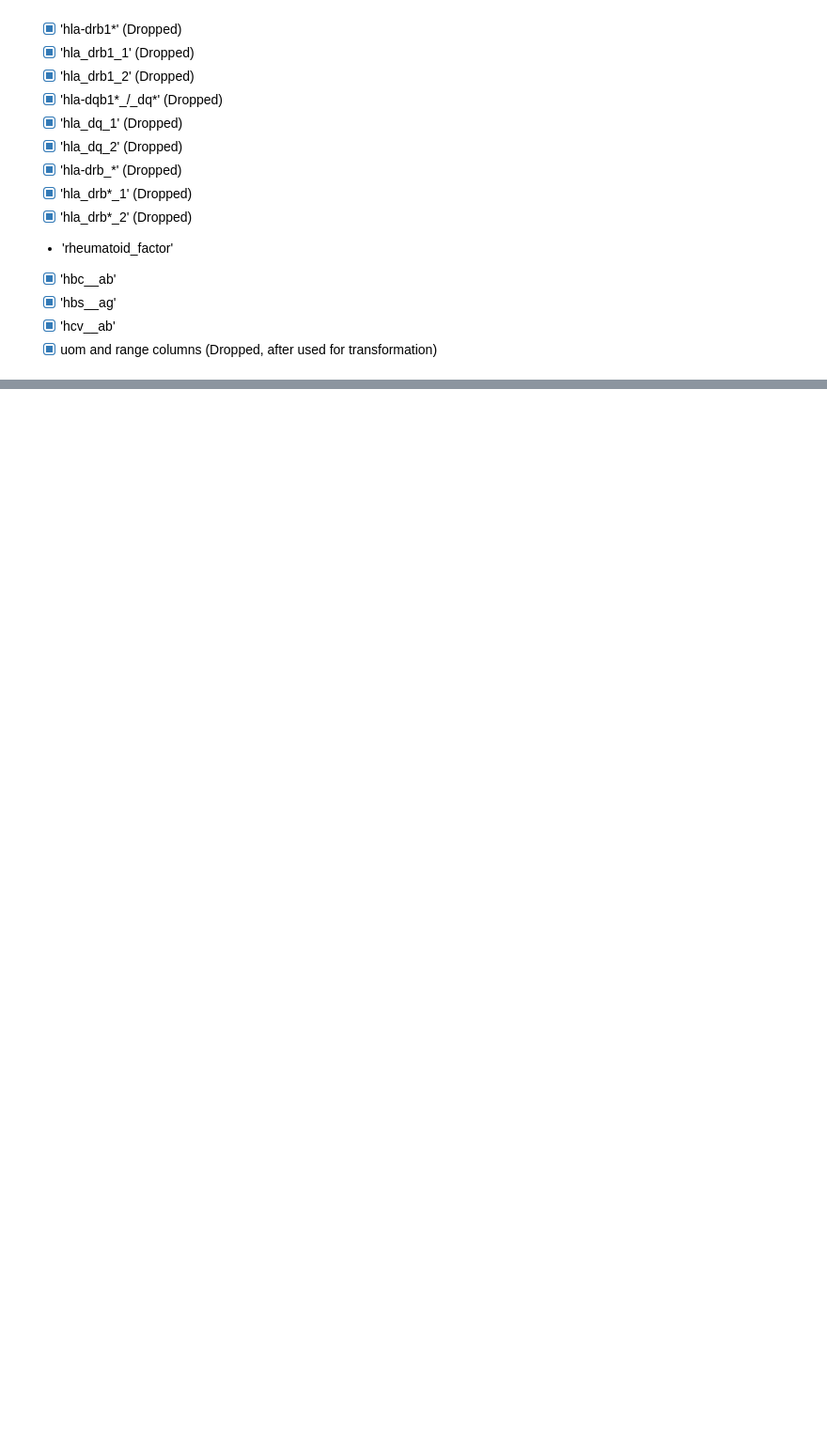
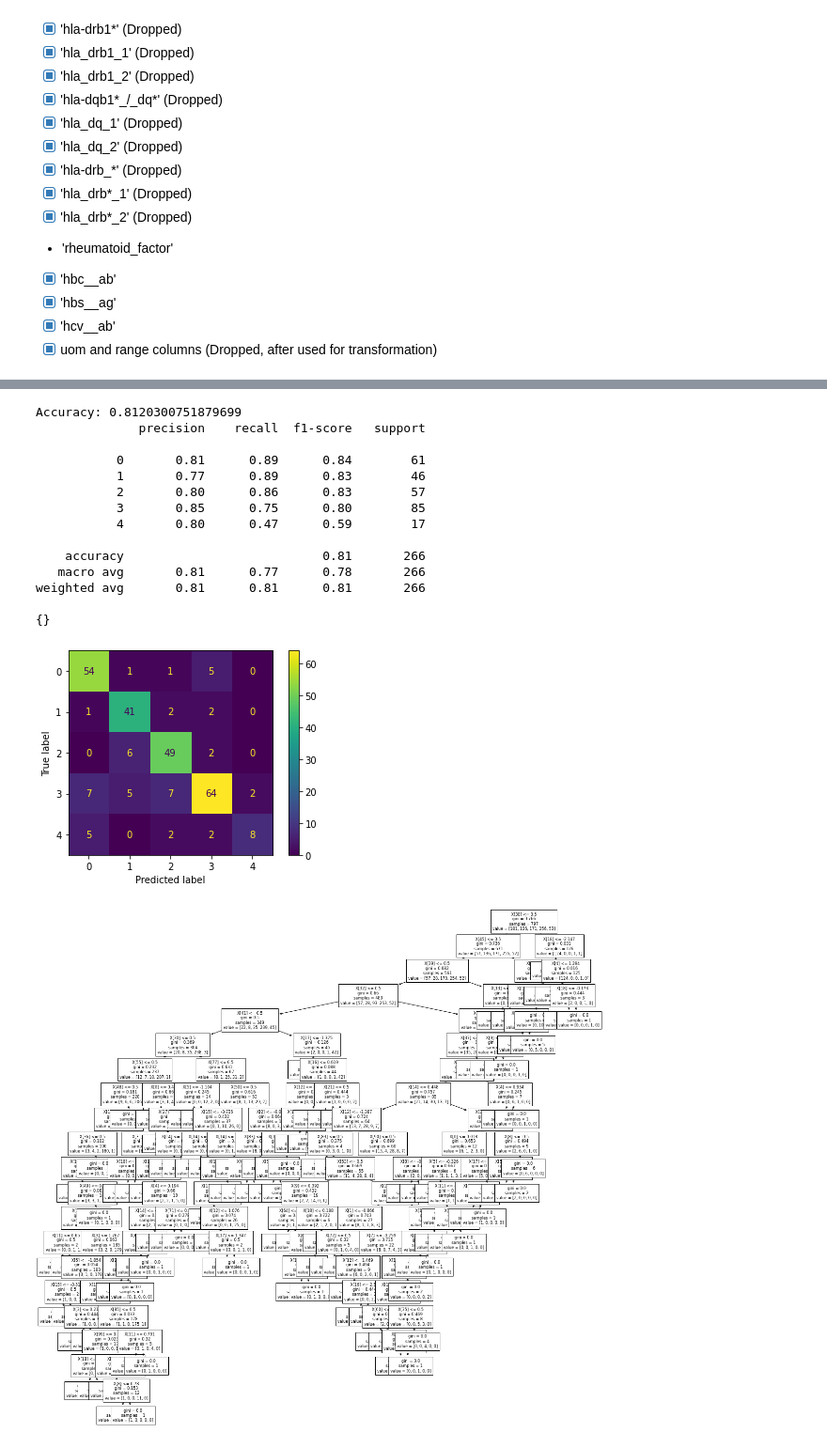
Before and after one commit to CrawTheOne/mirror_-fhnw_ds_fs2021_medical_challenge, a Jupyter notebook: preprocessing/preprocessing_Roman.ipynb, the cells around one changed output, grey strips where cells are left out. Shown at 94% size. Drawn from its saved outputs; the diff is of its cells as text; code cells hidden in the pictures; blank space fills up the shorter version.

```diff
--- a/preprocessing/preprocessing_Roman.ipynb
+++ b/preprocessing/preprocessing_Roman.ipynb
@@ -406,31 +511,52 @@ imputer_encoder = pipe.impute_and_encode(categorical_features, numeric_features,
 # %%
 # sklearn imports
-from sklearn.tree import DecisionTreeClassifier
+from sklearn.tree import DecisionTreeClassifier, plot_tree, export_graphviz
 from sklearn.model_selection import GridSearchCV
 from sklearn.metrics import classification_report
 from sklearn.metrics import ConfusionMatrixDisplay
 from sklearn.metrics import confusion_matrix
 
 dectree = DecisionTreeClassifier()
 
 pipeline = Pipeline(steps=[('preprocessor', imputer_encoder),
                       ('classifier', dectree)])
 
 # Specify the hyperparameter space
 parameters = {}
 
 # Instantiate the GridSearchCV object: cv
 cv = GridSearchCV(pipeline, parameters, cv = 5)
 
 # Fit to the training set
-cv.fit(X_train, y_train)
+t = cv.fit(X_train, y_train)
 
 # Predict the labels of the test set: y_pred
 y_pred = cv.predict(X_test)
 
 # Compute and print metrics
 print("Accuracy: {}".format(cv.score(X_test, y_test)))
 print(classification_report(y_test, y_pred))
 
 ConfusionMatrixDisplay(confusion_matrix(y_test, y_pred)).plot();
 print(cv.best_params_);
+
+plt.figure(figsize=(20,20))
+plot_tree(cv.best_estimator_['classifier'], fontsize=8)
+plt.show()
+# %% [output]
+Accuracy: 0.8120300751879699
+              precision    recall  f1-score   support
+
+           0       0.81      0.89      0.84        61
+           1       0.77      0.89      0.83        46
+           2       0.80      0.86      0.83        57
+           3       0.85      0.75      0.80        85
+           4       0.80      0.47      0.59        17
+
+    accuracy                           0.81       266
+   macro avg       0.81      0.77      0.78       266
+weighted avg       0.81      0.81      0.81       266
+
+{}
+[figure, added]
+[figure, added]
```
Also changed, not shown: parts of 12 cells of this notebook.
